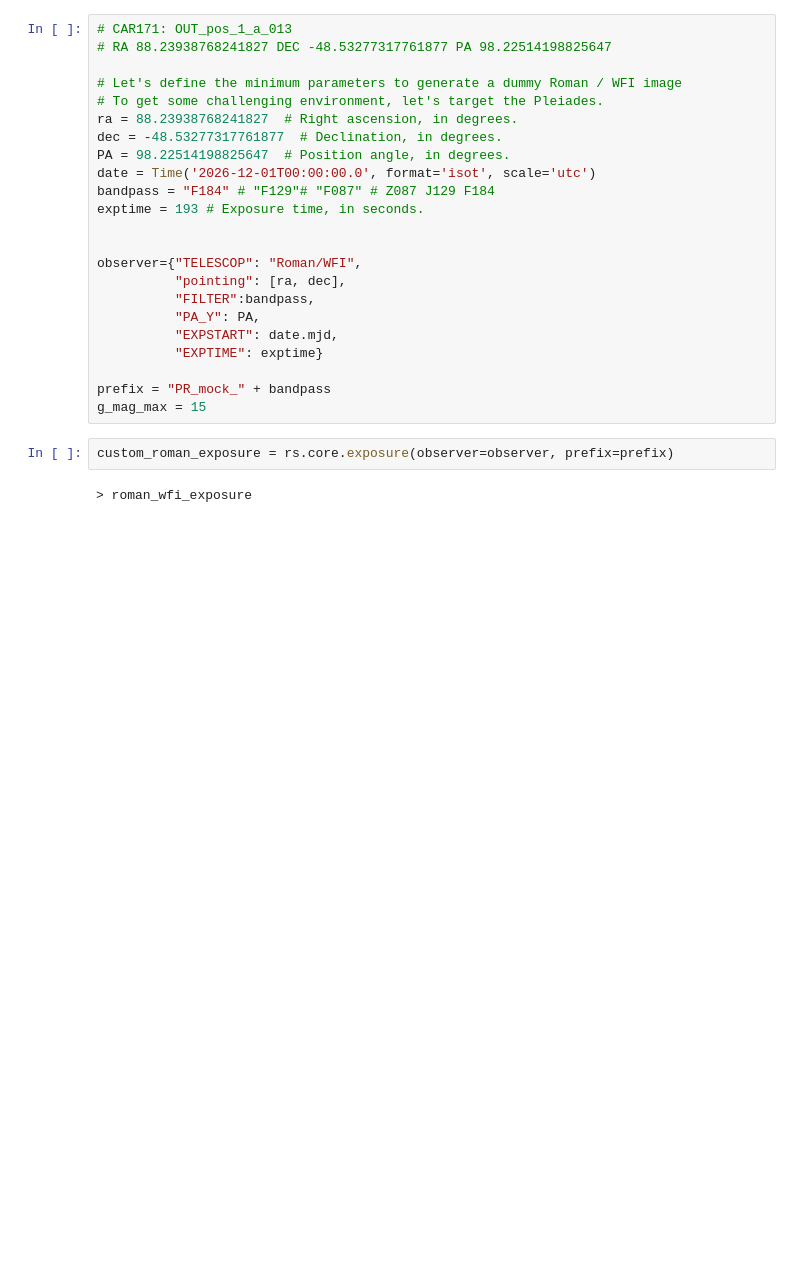
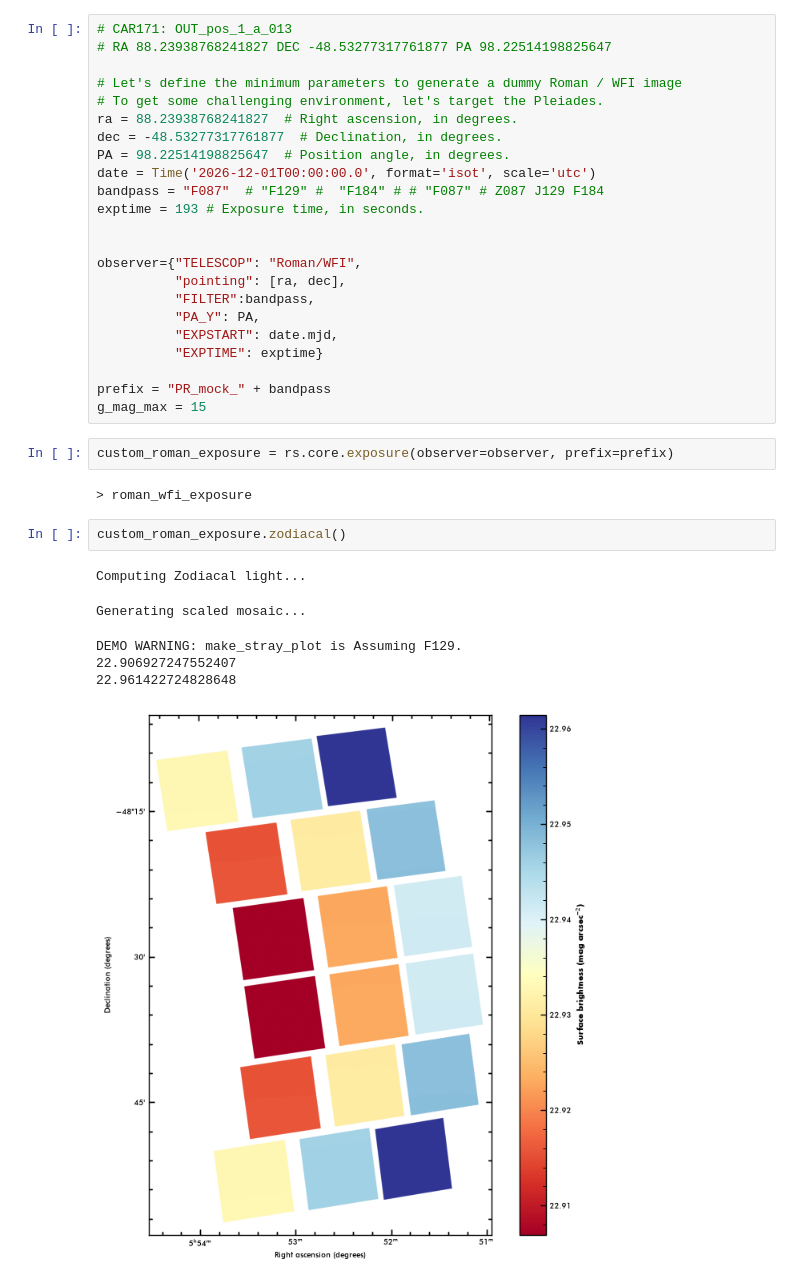
Before and after one commit to Borlaff/ROSALIA, a Jupyter notebook: notebooks/MOCK/P1_Press_image.ipynb, the cells around one changed output. Saved outputs shown, nothing was run; the diff lists cells and outputs as text; blank space fills up the shorter version.

```diff
--- a/notebooks/MOCK/P1_Press_image.ipynb
+++ b/notebooks/MOCK/P1_Press_image.ipynb
@@ -24,7 +24,7 @@ ra = 88.23938768241827  # Right ascension, in degrees.
 dec = -48.53277317761877  # Declination, in degrees.
 PA = 98.22514198825647  # Position angle, in degrees.
 date = Time('2026-12-01T00:00:00.0', format='isot', scale='utc')
-bandpass = "F184" # "F129"# "F087" # Z087 J129 F184
+bandpass = "F087"  # "F129" #  "F184" # # "F087" # Z087 J129 F184
 exptime = 193 # Exposure time, in seconds.
 
 
@@ -41,3 +41,12 @@ g_mag_max = 15
 custom_roman_exposure = rs.core.exposure(observer=observer, prefix=prefix)
 # %% [output]
 > roman_wfi_exposure
+# %%
+custom_roman_exposure.zodiacal()
+# %% [output]
+Computing Zodiacal light...
+Generating scaled mosaic...
+DEMO WARNING: make_stray_plot is Assuming F129.
+22.906927247552407
+22.961422724828648
+[figure, added]
```
Also changed, not shown: parts of 5 cells of this notebook, 7 other files.
